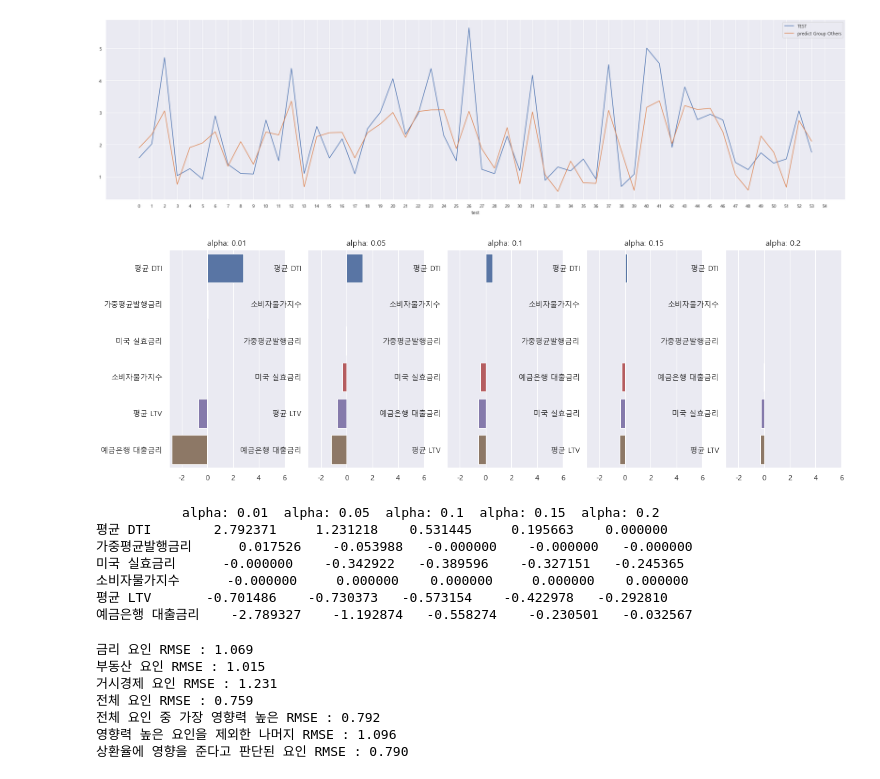
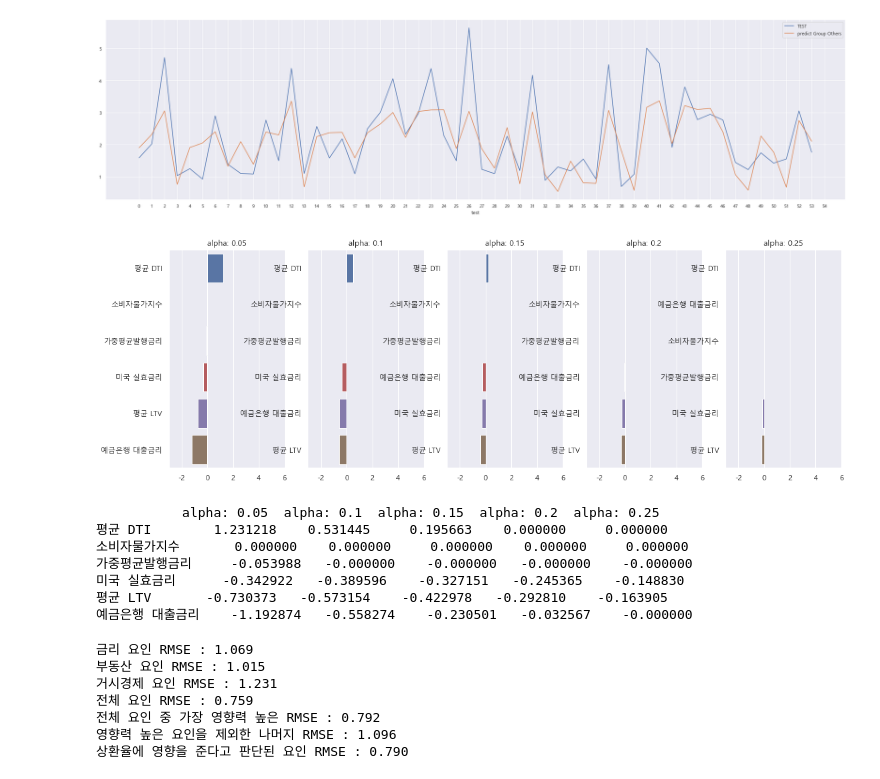
Before and after one commit to pelllzz/ubion4_project1, a Jupyter notebook: code/analysis.ipynb, the cells around one changed output. Saved outputs shown, nothing was run; the diff lists cells and outputs as text; code cells hidden in the pictures.

```diff
--- a/code/analysis.ipynb
+++ b/code/analysis.ipynb
@@ -803,17 +831,17 @@ plt.show()
 # %% [output]
 [figure]
 # %%
-alphas = [0.01, 0.05, 0.1, 0.15, 0.2]
+alphas = [0.05, 0.1, 0.15, 0.2, 0.25]
 check_coeff('elastic', feature_data_real_best, target, alphas)
 # %% [output]
-[figure, old version]
+[figure, new version]
-           alpha: 0.01  alpha: 0.05  alpha: 0.1  alpha: 0.15  alpha: 0.2
-평균 DTI        2.792371     1.231218    0.531445     0.195663    0.000000
-가중평균발행금리      0.017526    -0.053988   -0.000000    -0.000000   -0.000000
-미국 실효금리      -0.000000    -0.342922   -0.389596    -0.327151   -0.245365
-소비자물가지수      -0.000000     0.000000    0.000000     0.000000    0.000000
-평균 LTV       -0.701486    -0.730373   -0.573154    -0.422978   -0.292810
-예금은행 대출금리    -2.789327    -1.192874   -0.558274    -0.230501   -0.032567
+           alpha: 0.05  alpha: 0.1  alpha: 0.15  alpha: 0.2  alpha: 0.25
+평균 DTI        1.231218    0.531445     0.195663    0.000000     0.000000
+소비자물가지수       0.000000    0.000000     0.000000    0.000000     0.000000
+가중평균발행금리     -0.053988   -0.000000    -0.000000   -0.000000    -0.000000
+미국 실효금리      -0.342922   -0.389596    -0.327151   -0.245365    -0.148830
+평균 LTV       -0.730373   -0.573154    -0.422978   -0.292810    -0.163905
+예금은행 대출금리    -1.192874   -0.558274    -0.230501   -0.032567    -0.000000
 # %%
 # 최종검증
 from sklearn.metrics import mean_squared_error
```
Also changed, not shown: parts of 13 cells of this notebook.
